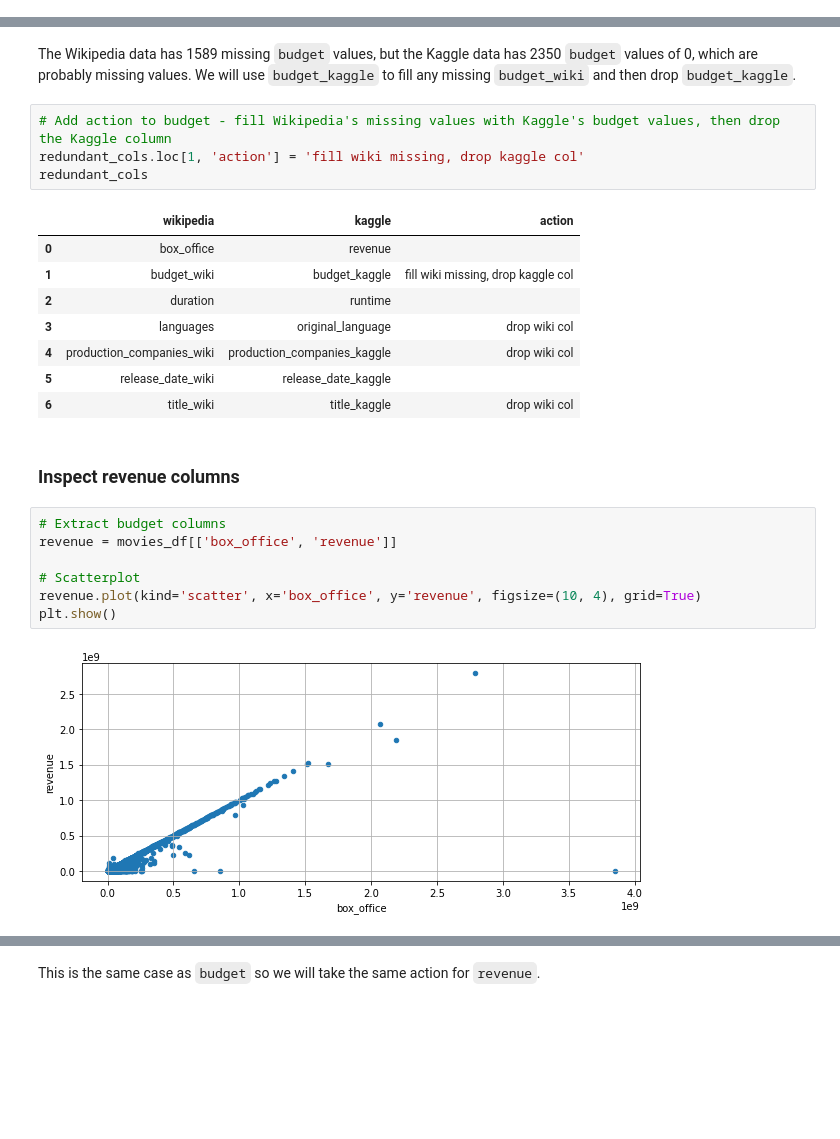
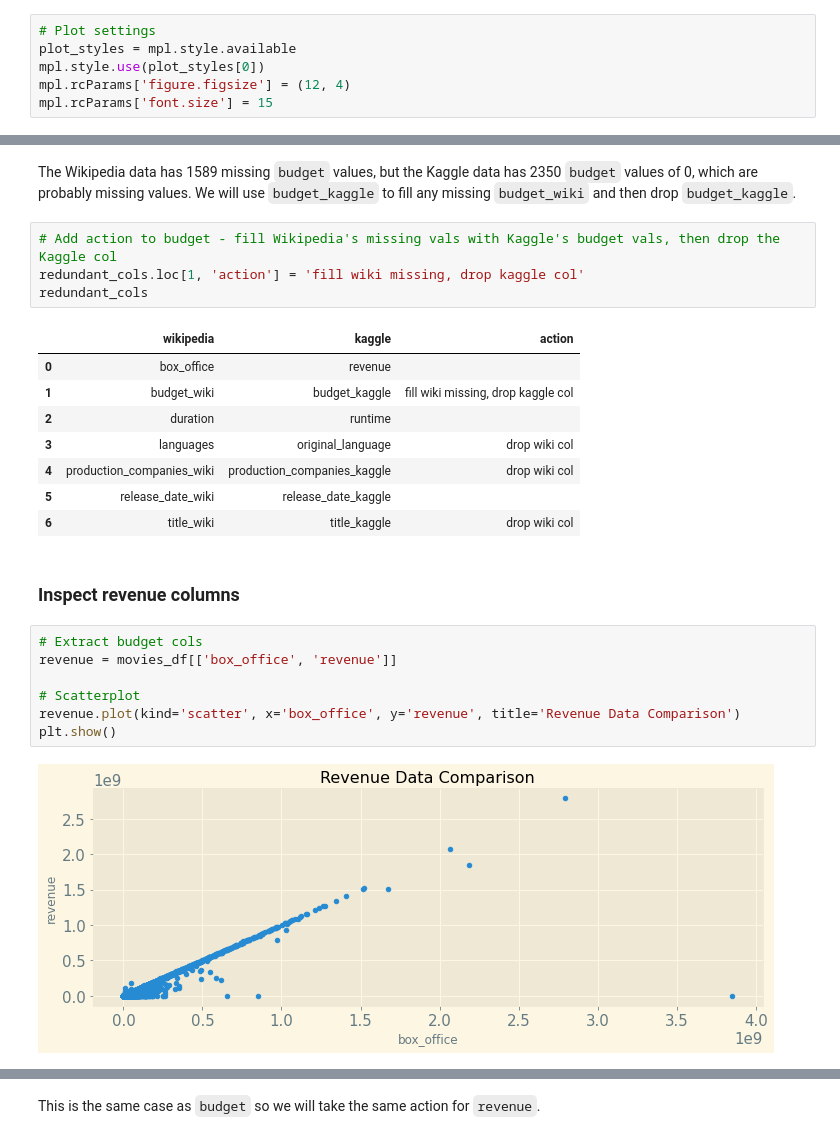
Before and after one commit to tri-bui/sandbox-dbs, a Jupyter notebook: movie-etl/notebooks/2-transform.ipynb, the cells around one changed output, grey strips where cells are left out. Cells and saved outputs as stored; diff of their text form; blank space fills up the shorter version.

```diff
--- a/movie-etl/notebooks/2-transform.ipynb
+++ b/movie-etl/notebooks/2-transform.ipynb
@@ -12,5 +13,11 @@ import pandas as pd
 import matplotlib.pyplot as plt
 %matplotlib inline
+# %%
+# Plot settings
+plot_styles = mpl.style.available
+mpl.style.use(plot_styles[0])
+mpl.rcParams['figure.figsize'] = (12, 4)
+mpl.rcParams['font.size'] = 15
 # %%
 # Path to data directory
 data_path = os.path.join('..', 'data')
@@ -292,7 +276,7 @@ dtype: int64
 # %% [markdown]
 The Wikipedia data has 1589 missing `budget` values, but the Kaggle data has 2350 `budget` values of 0, which are probably missing values. We will use `budget_kaggle` to fill any missing `budget_wiki` and then drop `budget_kaggle`.
 # %%
-# Add action to budget - fill Wikipedia's missing values with Kaggle's budget values, then drop the Kaggle column
+# Add action to budget - fill Wikipedia's missing vals with Kaggle's budget vals, then drop the Kaggle col
 redundant_cols.loc[1, 'action'] = 'fill wiki missing, drop kaggle col'
 redundant_cols
 # %% [output]
@@ -307,12 +291,12 @@ redundant_cols
 # %% [markdown]
 ### Inspect revenue columns
 # %%
-# Extract budget columns
+# Extract budget cols
 revenue = movies_df[['box_office', 'revenue']]
 
 # Scatterplot
-revenue.plot(kind='scatter', x='box_office', y='revenue', figsize=(10, 4), grid=True)
+revenue.plot(kind='scatter', x='box_office', y='revenue', title='Revenue Data Comparison')
 plt.show()
 # %% [output]
-[figure, old version]
+[figure, new version]
 # %%
```
Also changed, not shown: parts of 23 cells of this notebook.
